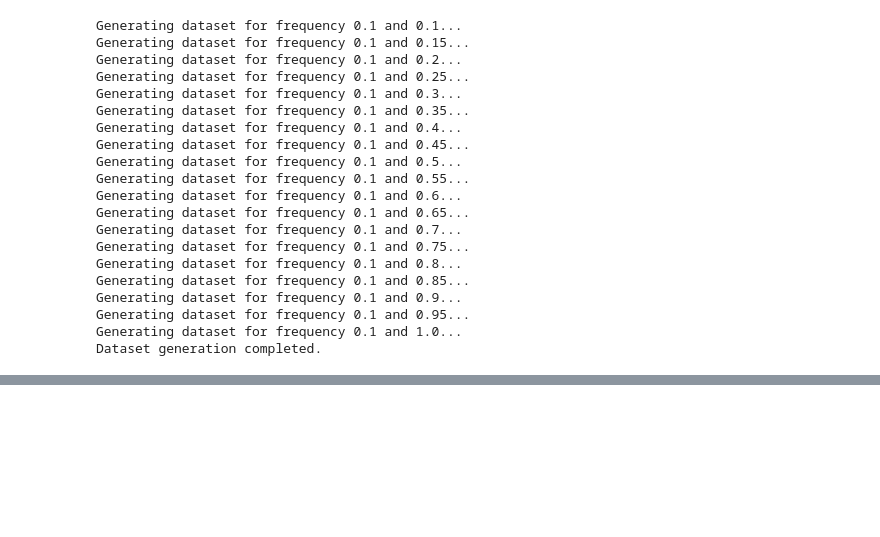
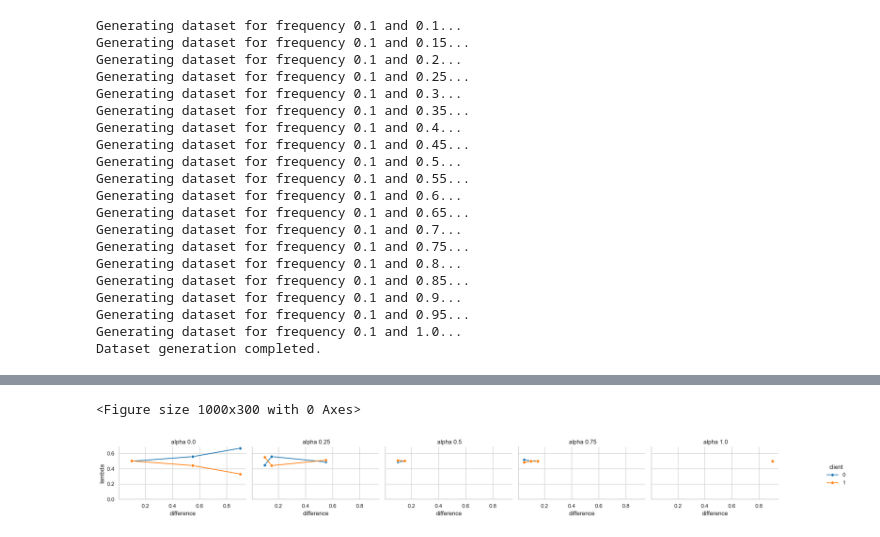
Before and after one commit to luisas/fl4tsf, a Jupyter notebook: analysis/06a_noniid_freq.ipynb, the cells around one changed output, grey strips where cells are left out. Saved outputs shown, nothing was run; the diff lists cells and outputs as text; code cells hidden in the pictures; blank space fills up the shorter version.

```diff
--- a/analysis/06a_noniid_freq.ipynb
+++ b/analysis/06a_noniid_freq.ipynb
@@ -233,6 +234,5 @@ Loading data from ../data/freq_steps_maxfreq_0.35/client_0_train.pt with max fre
 # %%
 
-result_json = glob.glob(f"../results_small/**/federated_training/**/2_rounds/**/results.json", recursive=True)
 
 start_freq = 0.1
 df_summary_centralized = pd.DataFrame()
@@ -252,4 +252,4 @@ for file in result_json:
     df_aggregation['max_freq'] = max_freq
     df_aggregation['difference'] = difference
     df_summary_aggregation = pd.concat([df_summary_aggregation, df_aggregation], ignore_index=True)
-    print(f"Processing results for max frequency {max_freq} with difference {difference}...")
+    #print(f"Processing results for max frequency {max_freq} with difference {difference}...")
@@ -389,0 +342,40 @@ Max frequency: 0.35
+# %%
+
+# ensure round is int
+# plot
+plt.figure(figsize=(10, 3))
+# Create FacetGrid
+g = sns.FacetGrid(
+    df_summary_lambdas_last,
+    col="alpha",
+    row = "round",
+    height=2.5,
+    aspect=1.5,  # Width = height * aspect
+    sharey=True,
+)
+
+# Map the lineplot onto the grid
+g.map_dataframe(
+    sns.lineplot,
+    x='difference',
+    y='lambda',
+    hue="client",
+    palette='tab10',
+    marker='o'
+)
+
+# Adjustments
+g.set_titles(" alpha {col_name}")
+g.set(ylim=(0, None))
+
+# Move legend outside
+g.add_legend(title ="client")
+g._legend.set_bbox_to_anchor((1.05, 0.5))
+# legend
+g._legend.set_loc("center left")
+# title
+plt.tight_layout()
+plt.show()
+# %% [output]
+<Figure size 1000x300 with 0 Axes>
+[figure, added]
```
Also changed, not shown: parts of 7 cells of this notebook, 16 other files.
